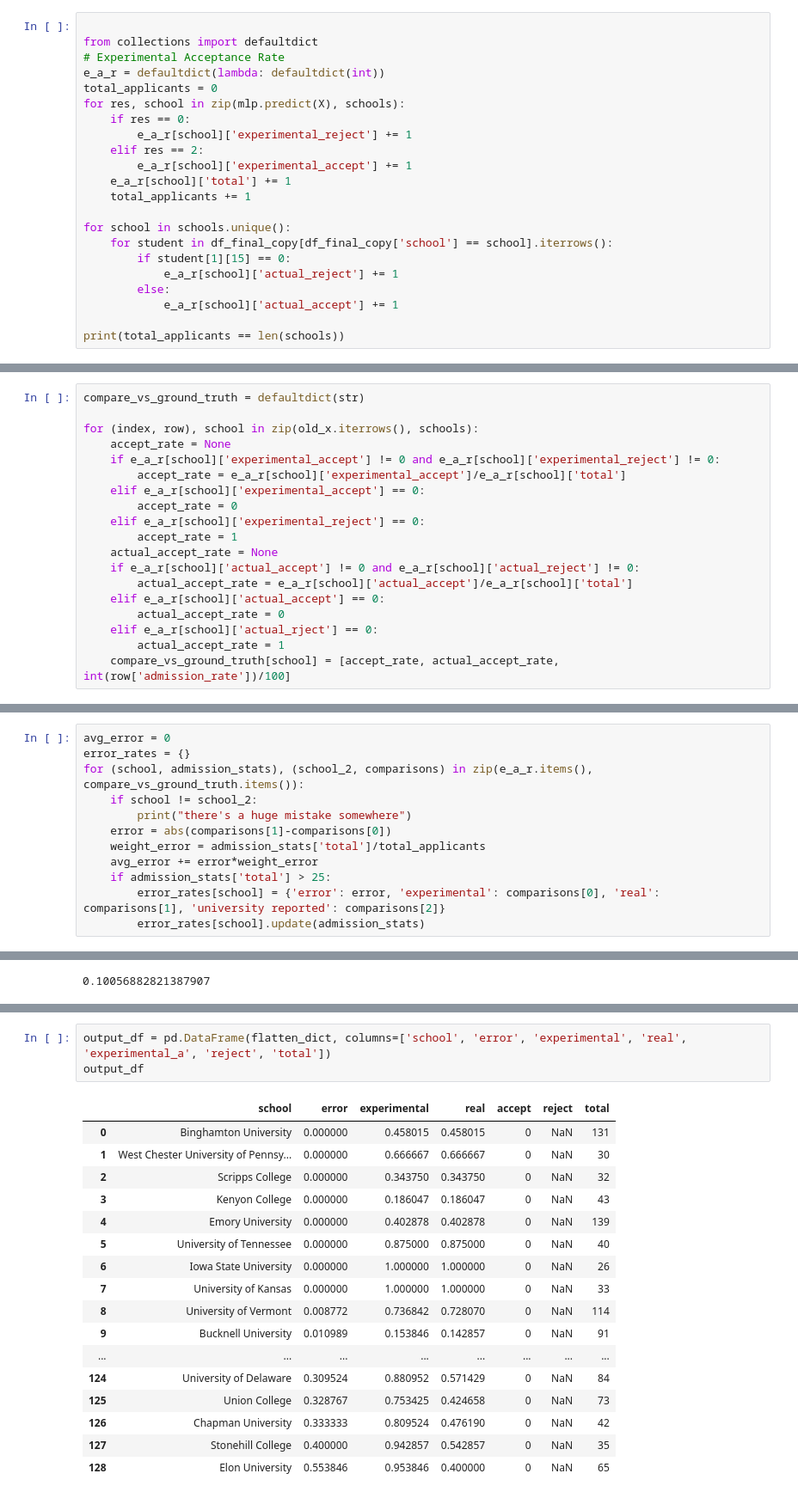
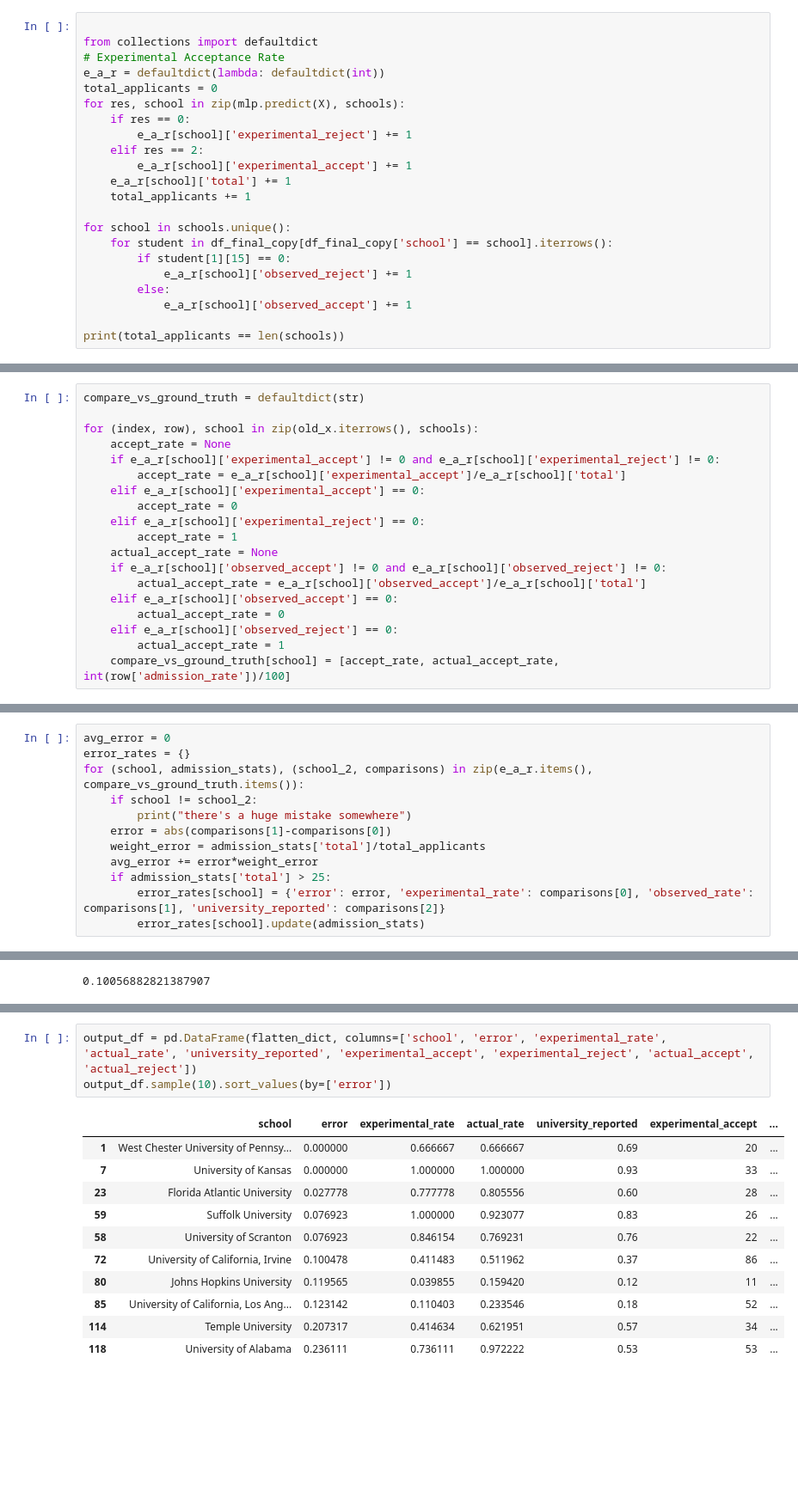
Before and after one commit to peakay/CollegePredictions, a Jupyter notebook: BalancedPredictions - Cluster on Handpicked Column.ipynb, the cells around one changed output, grey strips where cells are left out. Shown at 86% size. Cells and saved outputs as stored; diff of their text form; blank space fills up the shorter version.

Commit message:
more error stuff

```diff
--- a/BalancedPredictions - Cluster on Handpicked Column.ipynb
+++ b/BalancedPredictions - Cluster on Handpicked Column.ipynb
@@ -207,9 +207,9 @@ for res, school in zip(mlp.predict(X), schools):
 for school in schools.unique():
     for student in df_final_copy[df_final_copy['school'] == school].iterrows():
         if student[1][15] == 0:
-            e_a_r[school]['actual_reject'] += 1
+            e_a_r[school]['observed_reject'] += 1
         else:
-            e_a_r[school]['actual_accept'] += 1
+            e_a_r[school]['observed_accept'] += 1
 
 print(total_applicants == len(schools))
 # %% [output]
@@ -246,11 +246,11 @@ for (index, row), school in zip(old_x.iterrows(), schools):
     elif e_a_r[school]['experimental_reject'] == 0:
         accept_rate = 1
     actual_accept_rate = None
-    if e_a_r[school]['actual_accept'] != 0 and e_a_r[school]['actual_reject'] != 0:
-        actual_accept_rate = e_a_r[school]['actual_accept']/e_a_r[school]['total']
-    elif e_a_r[school]['actual_accept'] == 0:
+    if e_a_r[school]['observed_accept'] != 0 and e_a_r[school]['observed_reject'] != 0:
+        actual_accept_rate = e_a_r[school]['observed_accept']/e_a_r[school]['total']
+    elif e_a_r[school]['observed_accept'] == 0:
         actual_accept_rate = 0
-    elif e_a_r[school]['actual_rject'] == 0:
+    elif e_a_r[school]['observed_reject'] == 0:
         actual_accept_rate = 1
     compare_vs_ground_truth[school] = [accept_rate, actual_accept_rate, int(row['admission_rate'])/100]
 # %%
@@ -283,7 +283,7 @@ for (school, admission_stats), (school_2, comparisons) in zip(e_a_r.items(), com
     weight_error = admission_stats['total']/total_applicants
     avg_error += error*weight_error
     if admission_stats['total'] > 25:
-        error_rates[school] = {'error': error, 'experimental': comparisons[0], 'real': comparisons[1], 'university reported': comparisons[2]}
+        error_rates[school] = {'error': error, 'experimental_rate': comparisons[0], 'observed_rate': comparisons[1], 'university_reported': comparisons[2]}
         error_rates[school].update(admission_stats)
 # %%
 avg_error
@@ -317,21 +317,15 @@ flatten_dict
 # %%
-output_df = pd.DataFrame(flatten_dict, columns=['school', 'error', 'experimental', 'real', 'experimental_a', 'reject', 'total'])
-output_df
+output_df = pd.DataFrame(flatten_dict, columns=['school', 'error', 'experimental_rate', 'actual_rate', 'university_reported', 'experimental_accept', 'experimental_reject', 'actual_accept', 'actual_reject'])
+output_df.sample(10).sort_values(by=['error'])
 # %% [output]
-|  | school | error | experimental | real | accept | reject | total |
-| 0 | Binghamton University | 0.000000 | 0.458015 | 0.458015 | 0 | NaN | 131 |
-| 1 | West Chester University of Pennsy... | 0.000000 | 0.666667 | 0.666667 | 0 | NaN | 30 |
-| 2 | Scripps College | 0.000000 | 0.343750 | 0.343750 | 0 | NaN | 32 |
-| 3 | Kenyon College | 0.000000 | 0.186047 | 0.186047 | 0 | NaN | 43 |
-| 4 | Emory University | 0.000000 | 0.402878 | 0.402878 | 0 | NaN | 139 |
-| 5 | University of Tennessee | 0.000000 | 0.875000 | 0.875000 | 0 | NaN | 40 |
-| 6 | Iowa State University | 0.000000 | 1.000000 | 1.000000 | 0 | NaN | 26 |
-| 7 | University of Kansas | 0.000000 | 1.000000 | 1.000000 | 0 | NaN | 33 |
-| 8 | University of Vermont | 0.008772 | 0.736842 | 0.728070 | 0 | NaN | 114 |
-| 9 | Bucknell University | 0.010989 | 0.153846 | 0.142857 | 0 | NaN | 91 |
-| ... | ... | ... | ... | ... | ... | ... | ... |
-| 124 | University of Delaware | 0.309524 | 0.880952 | 0.571429 | 0 | NaN | 84 |
-| 125 | Union College | 0.328767 | 0.753425 | 0.424658 | 0 | NaN | 73 |
-| 126 | Chapman University | 0.333333 | 0.809524 | 0.476190 | 0 | NaN | 42 |
-| 127 | Stonehill College | 0.400000 | 0.942857 | 0.542857 | 0 | NaN | 35 |
-| 128 | Elon University | 0.553846 | 0.953846 | 0.400000 | 0 | NaN | 65 |
+|  | school | error | experimental_rate | actual_rate | university_reported | experimental_accept | ... |
+| 1 | West Chester University of Pennsy... | 0.000000 | 0.666667 | 0.666667 | 0.69 | 20 | ... |
+| 7 | University of Kansas | 0.000000 | 1.000000 | 1.000000 | 0.93 | 33 | ... |
+| 23 | Florida Atlantic University | 0.027778 | 0.777778 | 0.805556 | 0.60 | 28 | ... |
+| 59 | Suffolk University | 0.076923 | 1.000000 | 0.923077 | 0.83 | 26 | ... |
+| 58 | University of Scranton | 0.076923 | 0.846154 | 0.769231 | 0.76 | 22 | ... |
+| 72 | University of California, Irvine | 0.100478 | 0.411483 | 0.511962 | 0.37 | 86 | ... |
+| 80 | Johns Hopkins University | 0.119565 | 0.039855 | 0.159420 | 0.12 | 11 | ... |
+| 85 | University of California, Los Ang... | 0.123142 | 0.110403 | 0.233546 | 0.18 | 52 | ... |
+| 114 | Temple University | 0.207317 | 0.414634 | 0.621951 | 0.57 | 34 | ... |
+| 118 | University of Alabama | 0.236111 | 0.736111 | 0.972222 | 0.53 | 53 | ... |
```
Also changed, not shown: parts of 3 cells of this notebook.
